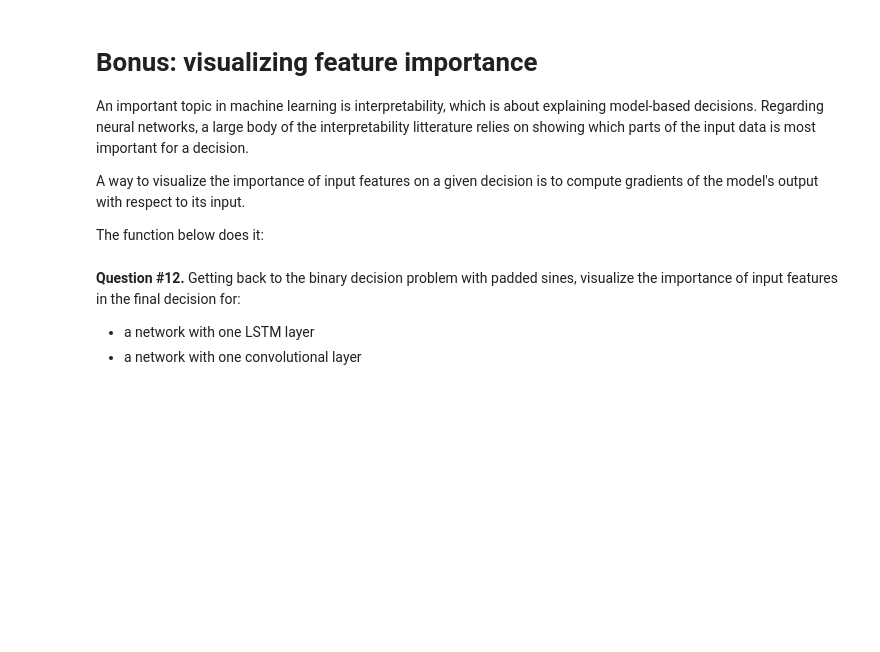
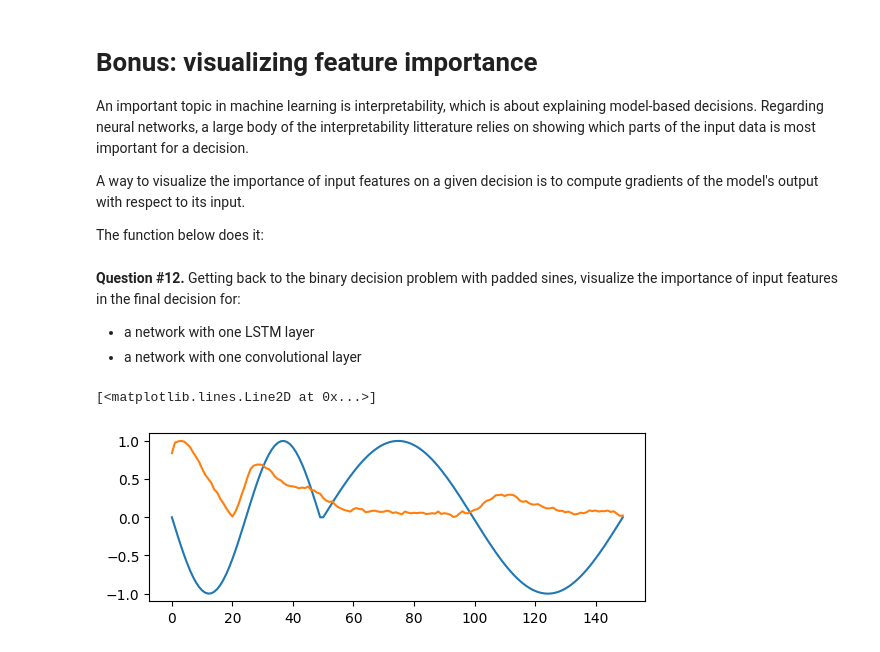
Before and after one commit to SteinDijkstra/notebooks-ml4ts, a Jupyter notebook: 04_deepnets_keras.ipynb, the cells around one changed output. Cells and saved outputs as stored; diff of their text form; code cells hidden in the pictures; blank space fills up the shorter version.

```diff
--- a/04_deepnets_keras.ipynb
+++ b/04_deepnets_keras.ipynb
@@ -220,0 +322,9 @@ How do they compare experimentally to the previous model?
+# %%
+model = Sequential([LSTM(3),
+                             Dense(1,activation="sigmoid")
+])
+model.compile(
+  optimizer='adam',
+  loss='binary_crossentropy',metrics=["accuracy"])
+X, y = make_sines(100, 50, length_padding=15)
+model.fit(X,y,epochs=30)
@@ -252,3 +552,14 @@ def make_gradient_heatmap(batch_of_time_series, model):
 **Question #12.** Getting back to the binary decision problem with padded sines, visualize the importance of input features in the final decision for:
 * a network with one LSTM layer
 * a network with one convolutional layer
+# %%
+X, y = make_sines(100, 50, length_padding=100)
+
+rec_model = Sequential([
+    LSTM(units=25,return_sequences=True),
+    Flatten(),
+    Dense(10,activation="relu"),
+    Dense(units=1, activation="sigmoid")
+])
+rec_model.compile(loss="binary_crossentropy", optimizer="adam", metrics=["accuracy"])
+h = rec_model.fit(X, y, epochs=30, verbose=0)
@@ -254,0 +575,8 @@ def make_gradient_heatmap(batch_of_time_series, model):
+# %%
+grads= make_gradient_heatmap(X, rec_model)
+plt.subplot(2,1,1)
+plt.plot(X[0,:,0])
+plt.plot(grads[0,:,0])
+# %% [output]
+[<matplotlib.lines.Line2D at 0x...>]
+[figure, added]
```
Also changed, not shown: parts of 20 cells of this notebook.
